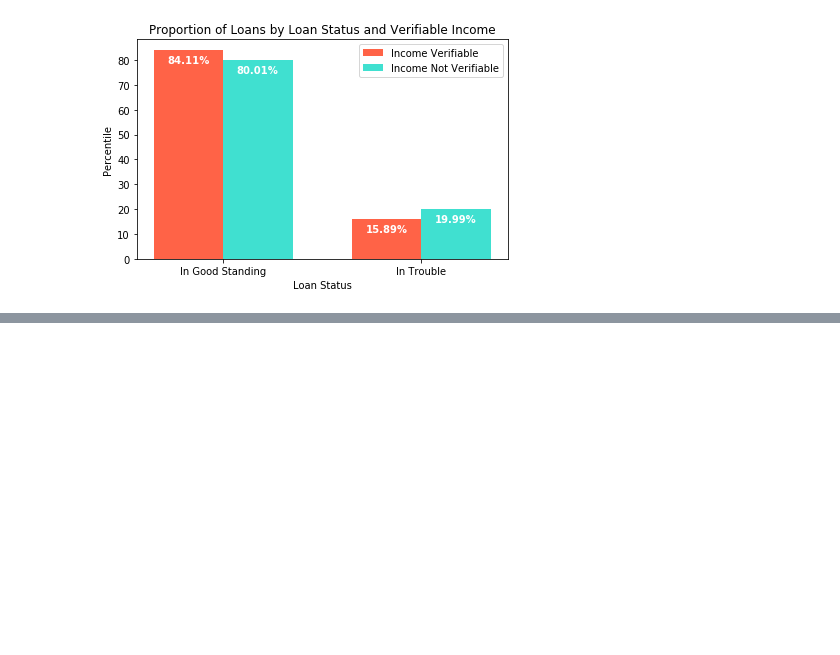
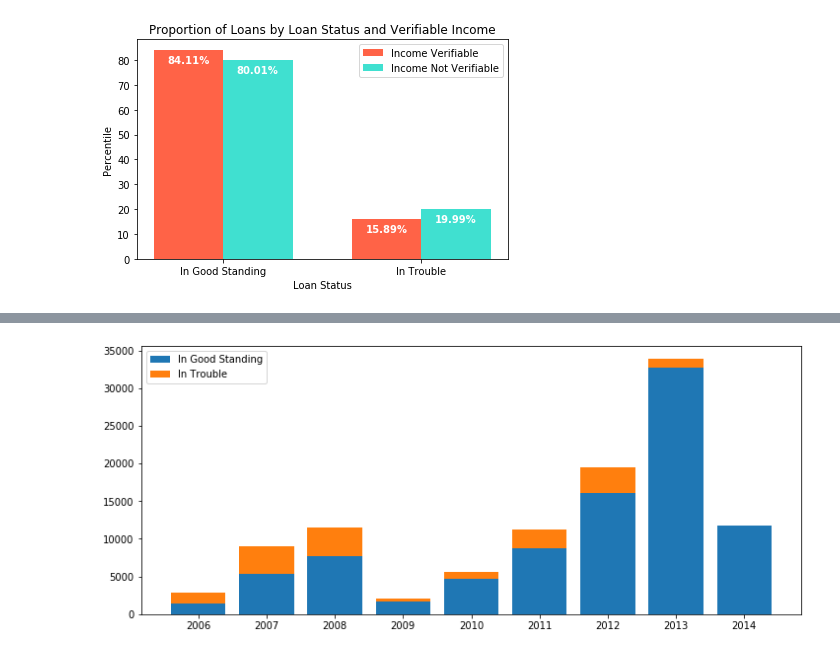
Before and after one commit to Dee-Dua/prosper-loans, a Jupyter notebook: exploration_template.ipynb, the cells around one changed output, grey strips where cells are left out. Saved outputs shown, nothing was run; the diff lists cells and outputs as text; code cells hidden in the pictures; blank space fills up the shorter version.

```diff
--- a/exploration_template.ipynb
+++ b/exploration_template.ipynb
@@ -472,0 +526,33 @@ plt.show()
+# %%
+#Plot loans by year and loan condition using stacked bar chart
+cat1_order = [2006, 2007, 2008, 2009, 2010, 2011, 2012, 2013, 2014]
+cat2_order = ['In Good Standing', 'In Trouble']
+
+listings_by_year = df.groupby(df['ListingCreationDate'].dt.year)['ListingNumber'].count()
+
+plt.figure(figsize = [12, 5])
+
+# left plot: clustered bar chart, absolute counts
+#plt.subplot(1, 2, 1)
+#sb.countplot(data = df, x = 'cat_var1', hue = 'cat_var2',
+#             order = cat1_order, hue_order = cat2_order)
+#plt.legend()
+
+# right plot: stacked bar chart, absolute counts
+plt.subplot(1, 1, 1)
+
+baselines = np.zeros(len(cat1_order))
+# for each second-variable category:
+for i in range(len(cat2_order)):
+    # isolate the counts of the first category,
+    cat2 = cat2_order[i]
+    inner_counts = df[df['loan_status_cond'] == cat2]['LoanOriginationDate'].dt.year.value_counts()
+    # then plot those counts on top of the accumulated baseline
+    plt.bar(x = np.arange(len(cat1_order)), height = inner_counts[cat1_order],
+            bottom = baselines);
+    baselines += inner_counts[cat1_order]
+
+plt.xticks(np.arange(len(cat1_order)), cat1_order)
+plt.legend(cat2_order);
+# %% [output]
+[figure, added]
```
Also changed, not shown: parts of 6 cells of this notebook.
